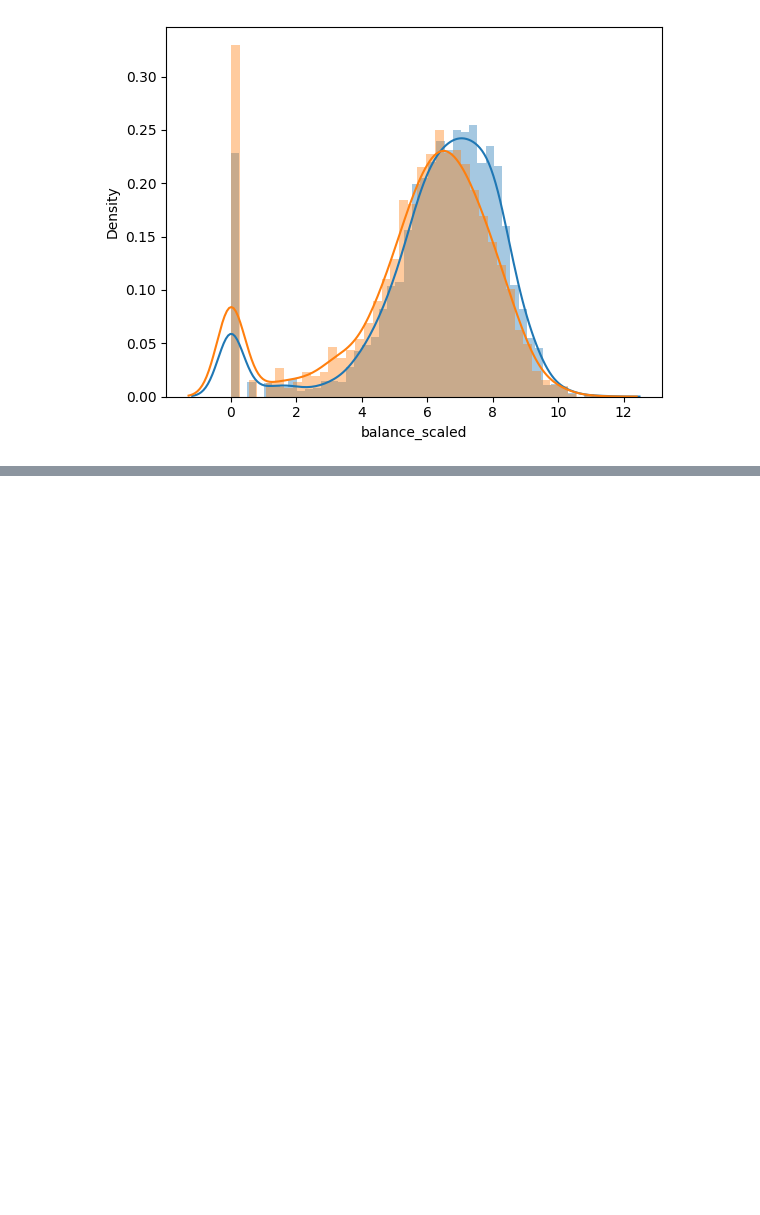
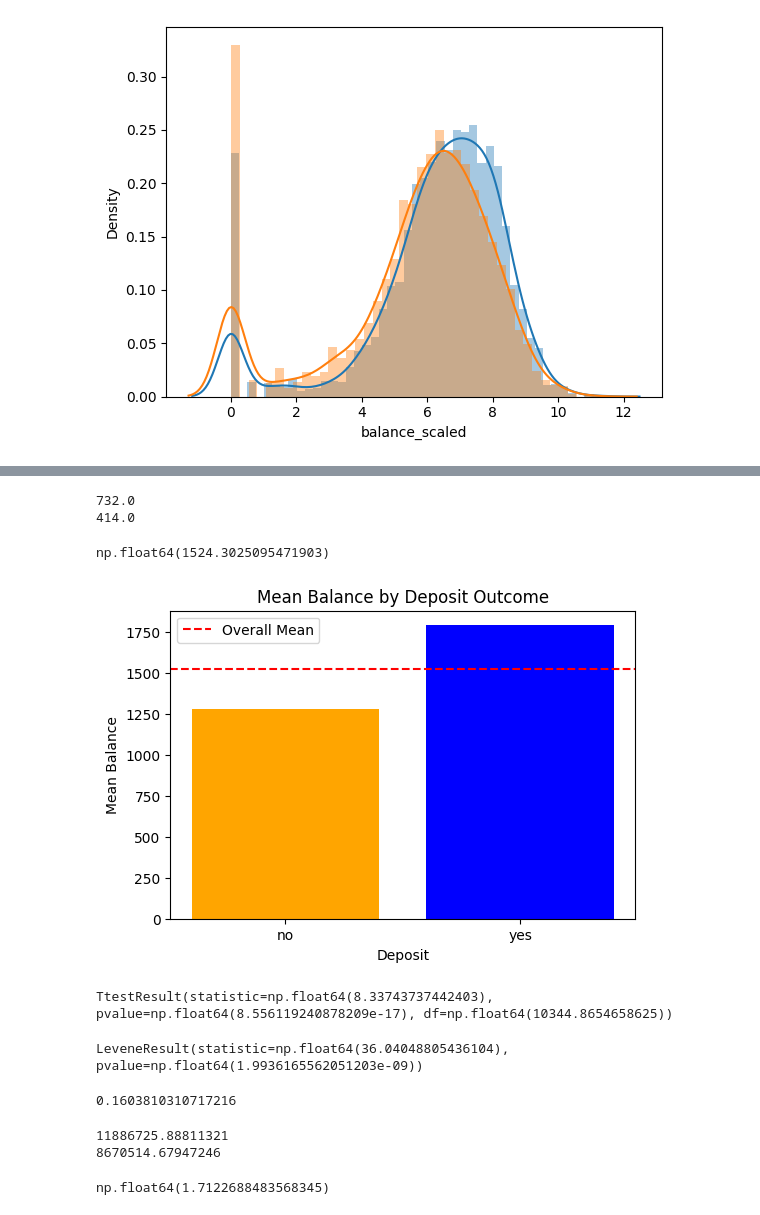
Before and after one commit to UKD1211/100_days_ML_cX_ISI_DS, a Jupyter notebook: Bank_Marketing_Campaign.ipynb, the cells around one changed output, grey strips where cells are left out. Cells and saved outputs as stored; diff of their text form; code cells hidden in the pictures; blank space fills up the shorter version.

```diff
--- a/Bank_Marketing_Campaign.ipynb
+++ b/Bank_Marketing_Campaign.ipynb
@@ -706,0 +743,36 @@ https://gist.github.com/mwaskom/de44147ed2974457ad6372750bbe5751
+# %%
+print(df[df['deposit'] == 'yes']['balance'].median())
+print(df[df['deposit'] == 'no']['balance'].median())
+# %% [output]
+732.0
+414.0
+# %%
+df['balance'].mean()
+# %% [output]
+np.float64(1524.3025095471903)
+# %%
+overall_mean = df['balance'].mean()
+
+plt.figure(figsize=(6,4))
+
+plt.bar(
+    means.index,
+    means.values,
+    color=['orange', 'blue']
+)
+
+plt.axhline(
+    y=overall_mean,
+    color='red',
+    linestyle='--',
+    label='Overall Mean'
+)
+
+plt.xlabel("Deposit")
+plt.ylabel("Mean Balance")
+plt.title("Mean Balance by Deposit Outcome")
+plt.legend()
+
+plt.show()
+# %% [output]
+[figure, added]
@@ -706,0 +782,34 @@ https://gist.github.com/mwaskom/de44147ed2974457ad6372750bbe5751
+# %%
+ttest_ind(yes_balance, no_balance, equal_var=False)
+# %% [output]
+TtestResult(statistic=np.float64(8.33743737442403), pvalue=np.float64(8.556119240878209e-17), df=np.float64(10344.8654658625))
+# %%
+levene(yes_balance, no_balance)
+# %% [output]
+LeveneResult(statistic=np.float64(36.04048805436104), pvalue=np.float64(1.9936165562051203e-09))
+# %%
+mean_yes = yes_balance.mean()
+mean_no = no_balance.mean()
+
+std_yes = yes_balance.std()
+std_no = no_balance.std()
+
+n_yes = len(yes_balance)
+n_no = len(no_balance)
+
+pooled_std = np.sqrt(((n_yes-1)*std_yes**2 + (n_no-1)*std_no**2) / (n_yes+n_no-2))
+
+cohens_d = (mean_yes - mean_no) / pooled_std
+print(cohens_d)
+# %% [output]
+0.1603810310717216
+# %%
+print(yes_balance.var())
+print(no_balance.var())
+# %% [output]
+11886725.88811321
+8670514.67947246
+# %%
+((df[df['deposit'] == 'yes']['balance'].sample(30)).mean() - (df[df['deposit'] == 'no']['balance'].sample(30)).mean())/np.sqrt((df[df['deposit'] == 'yes']['balance'].sample(30)).var()/30 + (df[df['deposit'] == 'no']['balance'].sample(30)).var()/30)
+# %% [output]
+np.float64(1.7122688483568345)
```
Also changed, not shown: parts of 11 cells of this notebook.
